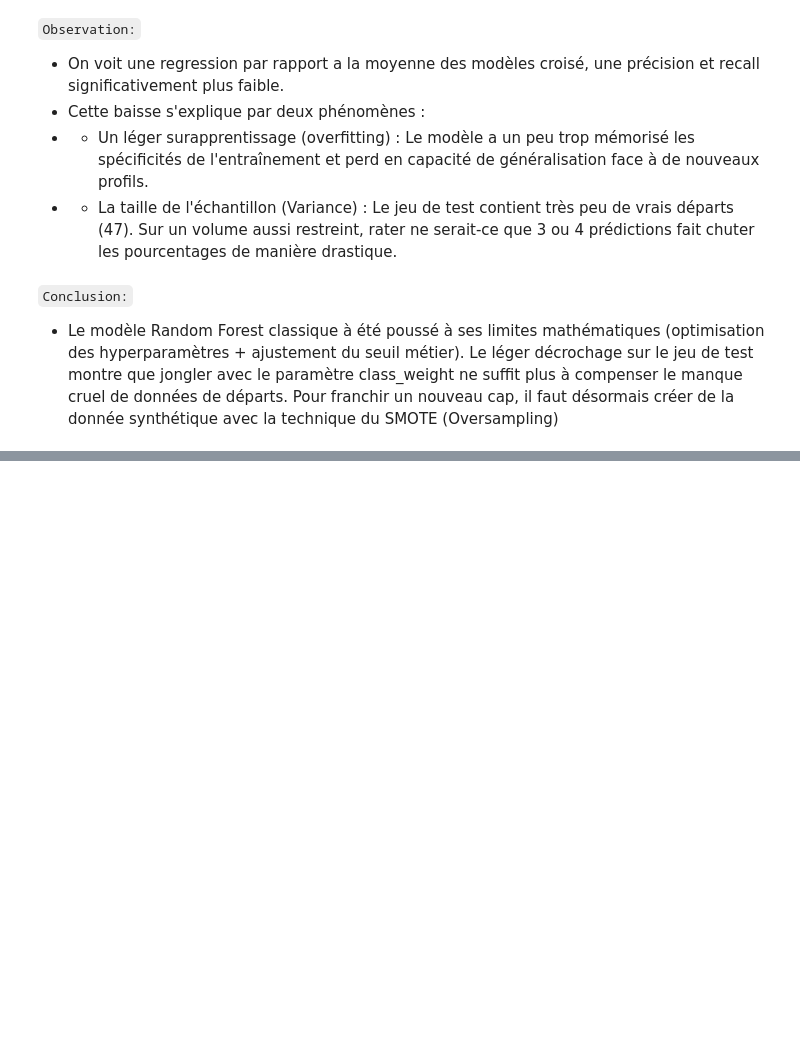
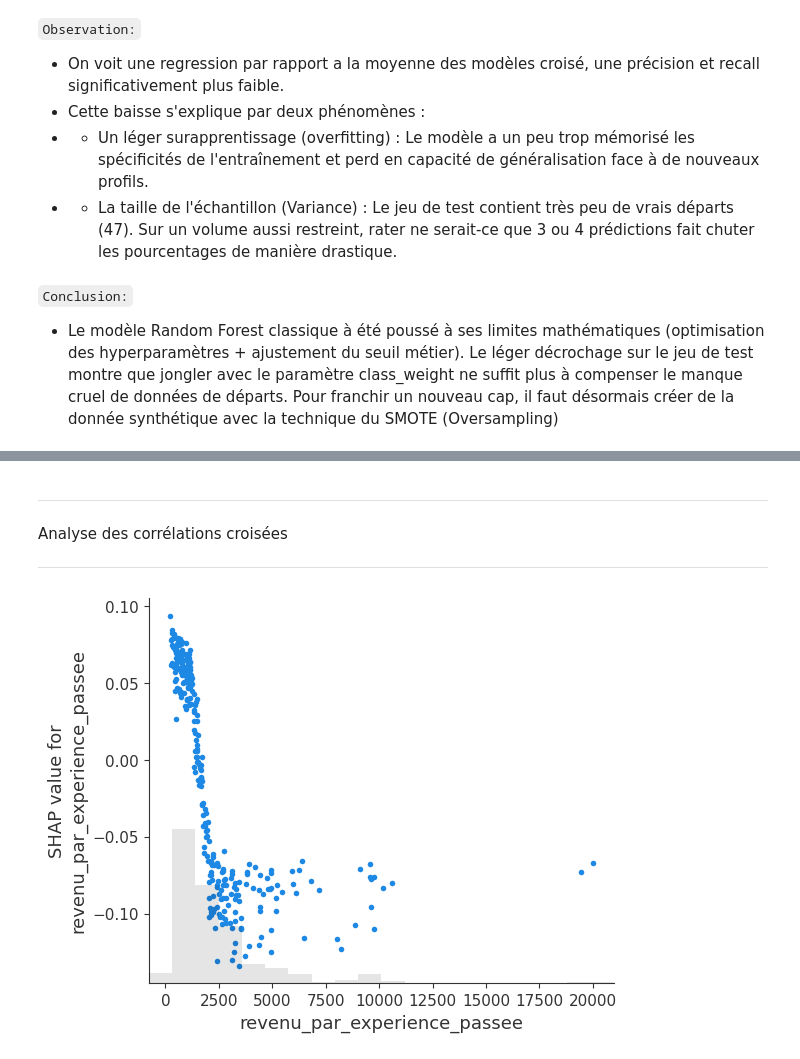
Before and after one commit to Nerion-1337/3_automatically_classify_information, a Jupyter notebook: components/training_modele.ipynb, the cells around one changed output, grey strips where cells are left out. Cells and saved outputs as stored; diff of their text form; code cells hidden in the pictures; blank space fills up the shorter version.

```diff
--- a/components/training_modele.ipynb
+++ b/components/training_modele.ipynb
@@ -320,0 +400,13 @@ weighted avg       0.80      0.76      0.77       294
+# %% [markdown]
+****
+Analyse des corrélations croisées
+****
+# %%
+# Remplace par le nom exact de la feature la plus importante vue dans le Beeswarm
+nom_feature_top1 = X_test.columns[1]
+
+# Le Scatter Plot montre comment la valeur de la feature modifie la probabilité de départ
+# SHAP coloriera automatiquement les points avec la variable avec laquelle elle interagit le plus
+shap.plots.scatter(shap_values_depart[:, nom_feature_top1])
+# %% [output]
+[figure, added]
```
Also changed, not shown: parts of 12 cells of this notebook, 1 other file.
